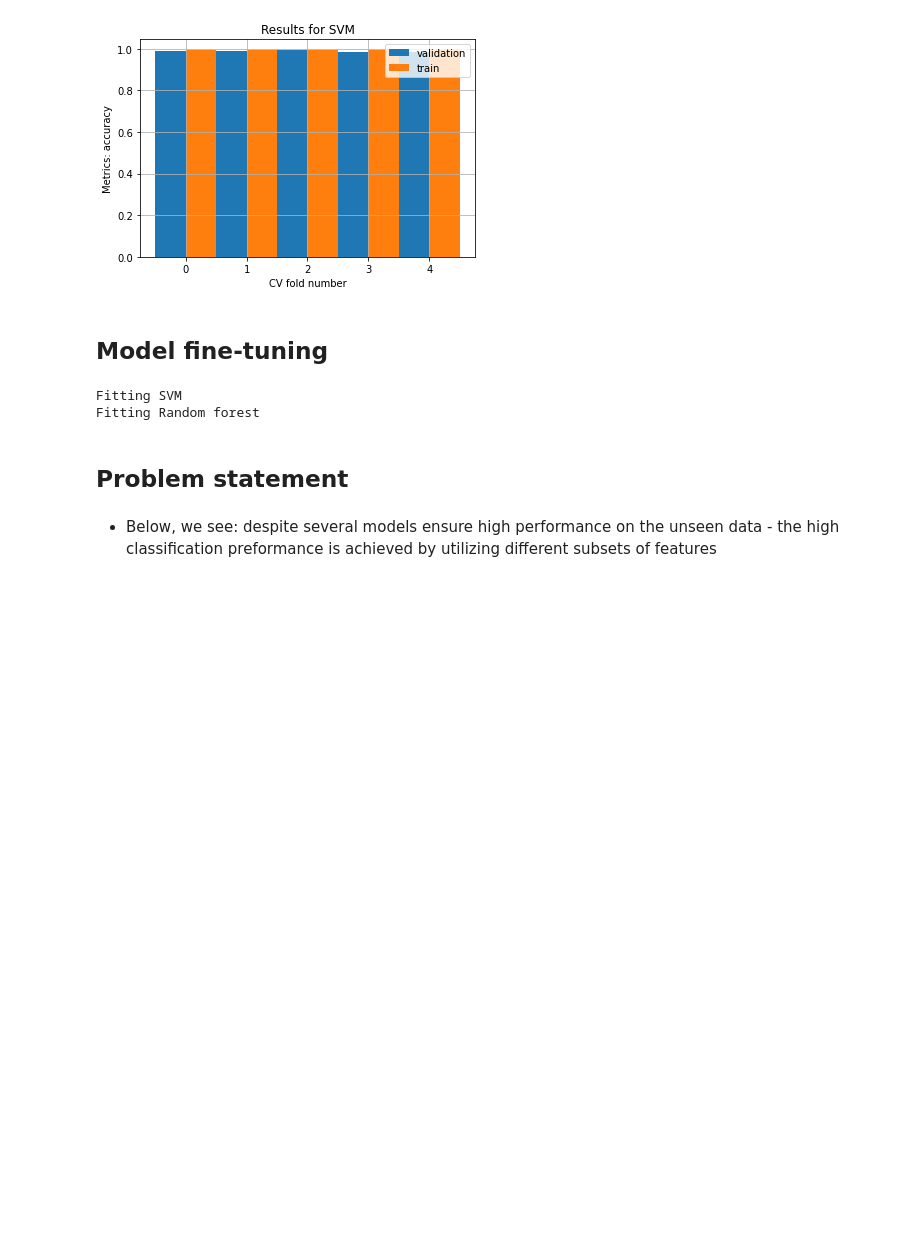
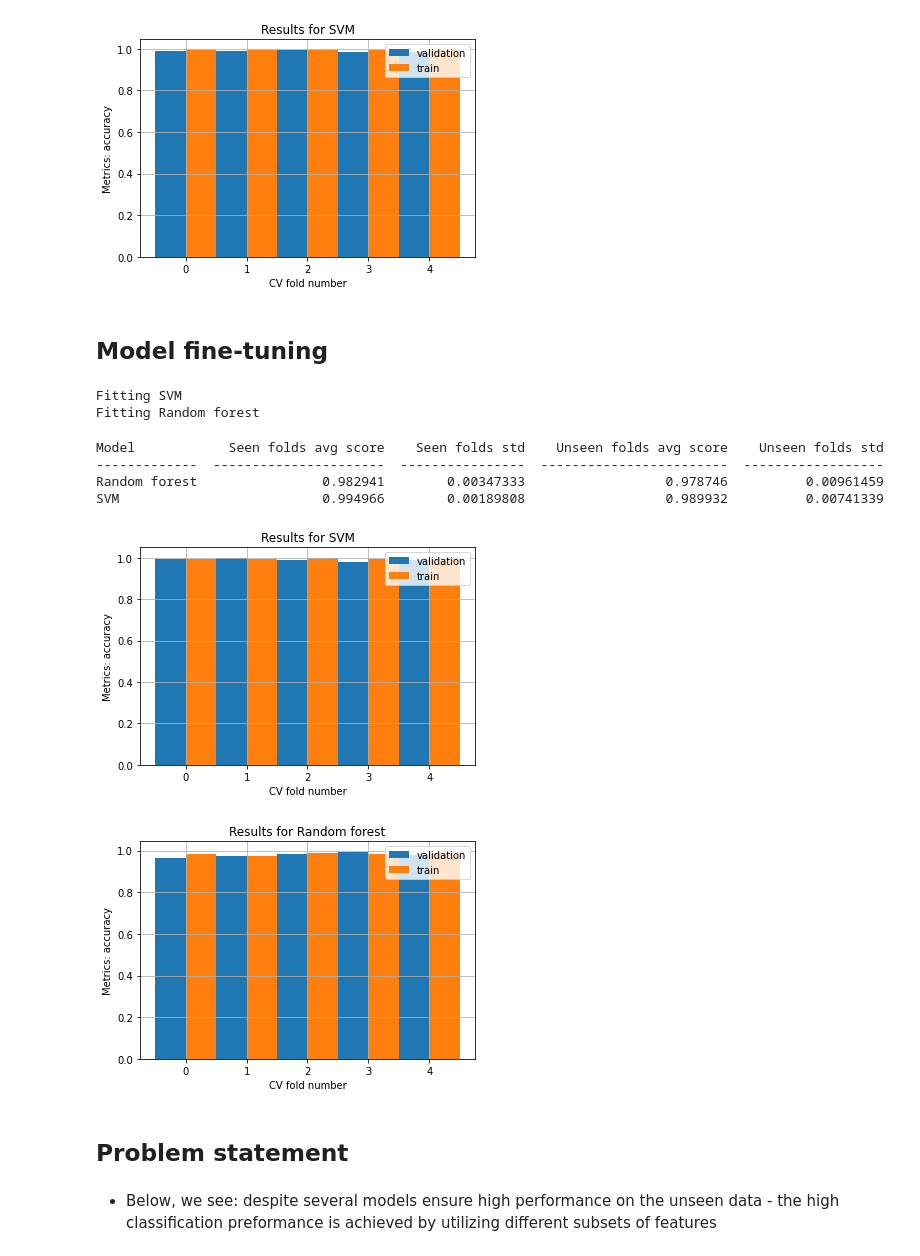
Before and after one commit to PashaIanko/Robust-Feature-Selection, a Jupyter notebook: main.ipynb, the cells around one changed output. Cells and saved outputs as stored; diff of their text form; code cells hidden in the pictures; blank space fills up the shorter version.

```diff
--- a/main.ipynb
+++ b/main.ipynb
@@ -489,7 +489,7 @@ random_forest_model = Model(
     RandomForestClassifier(),
     'Random forest',
     {
-        'n_estimators': [1, 2],
+        'n_estimators': [1, 2, 5, 10],
         'max_depth': [1, 2, 3],
         'random_state': [RANDOM_STATE],
     },
@@ -562,6 +562,22 @@ grid_search_results = fit_grid_search(
 # %% [output]
 Fitting SVM
 Fitting Random forest
+# %%
+cv_results = plot_cv_results(
+    {name: gs_res.best_estimator_ \
+     for name, gs_res in grid_search_results.items()},
+    X_=df_trainval.values[:, :-1],
+    Y_=df_trainval.values[:, -1],
+    cv_=5,
+    scoring_='accuracy'
+)
+# %% [output]
+Model            Seen folds avg score    Seen folds std    Unseen folds avg score    Unseen folds std
+-------------  ----------------------  ----------------  ------------------------  ------------------
+Random forest                0.982941        0.00347333                  0.978746          0.00961459
+SVM                          0.994966        0.00189808                  0.989932          0.00741339
+[figure, added]
+[figure, added]
 # %% [markdown]
 ## Problem statement
 # %% [markdown]
```
Also changed, not shown: parts of 1 cell of this notebook.
